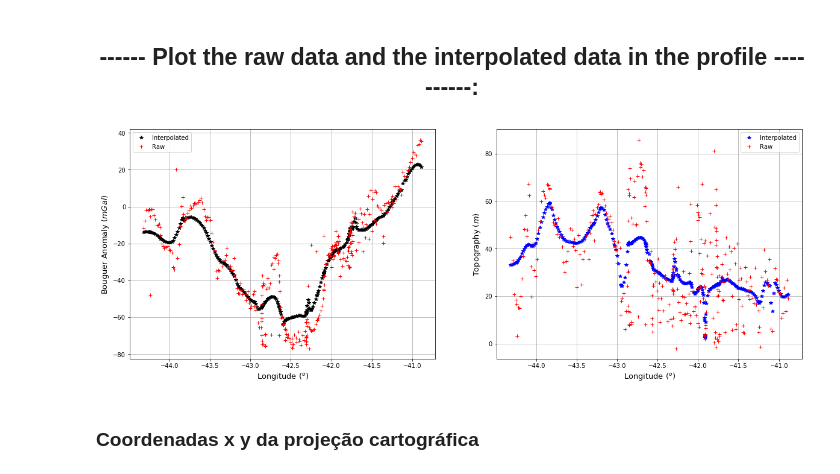
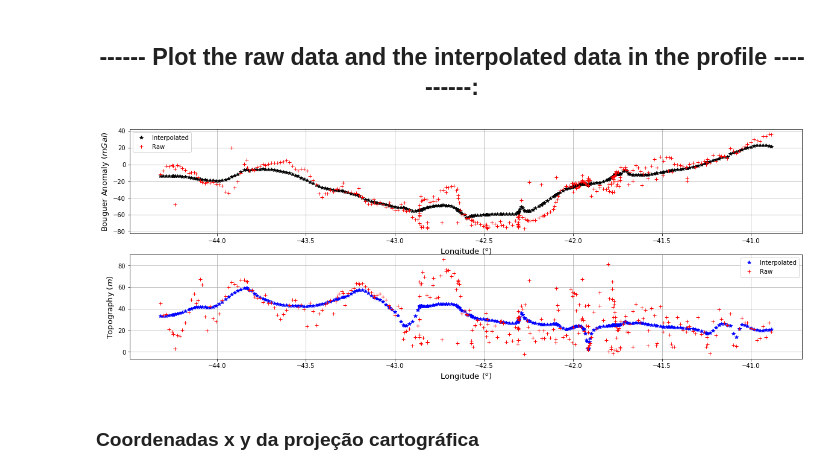
Before and after one commit to MathewsAndrade/Mathews_codes, a Jupyter notebook: data_barreirinhas2.ipynb, the cells around one changed output. Drawn from its saved outputs; the diff is of its cells as text; code cells hidden in the pictures.

```diff
--- a/data_barreirinhas2.ipynb
+++ b/data_barreirinhas2.ipynb
@@ -176,27 +176,29 @@ elevi = inv_power_dist(lon, lat, elev, lon, y, 2.0)
 # %%
 # ------------ set figure size: ------------------------------------------#
 plt.close('all')
+
+#### ATENÇÃO À ESCALA DAS FIGURAS!!!!! #########
 fig = plt.figure(figsize=(20,7))
-plt.subplot(1,2,1)
+plt.subplot(2,1,1)
 
 plt.plot(lon,gzi,'*k', label='Interpolated')
 plt.plot(lon,gz,'+r', label='Raw')
 plt.xlabel('Longitude ($^o$)', fontsize = 13)
 plt.ylabel('Bouguer Anomaly $(mGal)$', fontsize = 13)
 plt.legend()
 plt.grid()
 ###########################################################################################################################
 
-plt.subplot(1,2,2)
+plt.subplot(2,1,2)
 plt.plot(lon,elevi,'*b', label='Interpolated')
 plt.plot(lon,elev,'+r', label='Raw')
 plt.xlabel('Longitude ($^o$)', fontsize = 13)
 plt.ylabel('Topography $(m)$', fontsize = 13)
 plt.legend()
 plt.grid()
 plt.show()
 # %% [output]
-[figure, old version]
+[figure, new version]
 # %%
 # plot dos dados:
 def drawstates(ax, shapefile='../dados_reais/brazil_shapefile/BRA_adm0.shp'):
```
Also changed, not shown: parts of 4 cells of this notebook.
